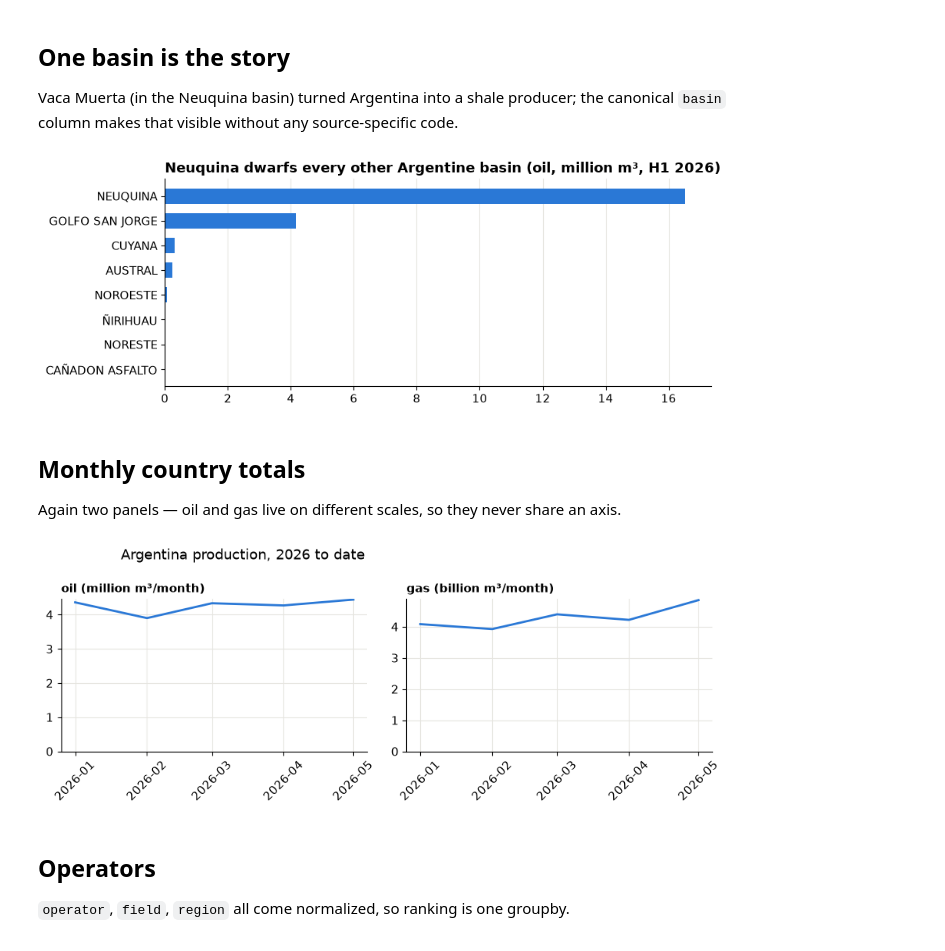
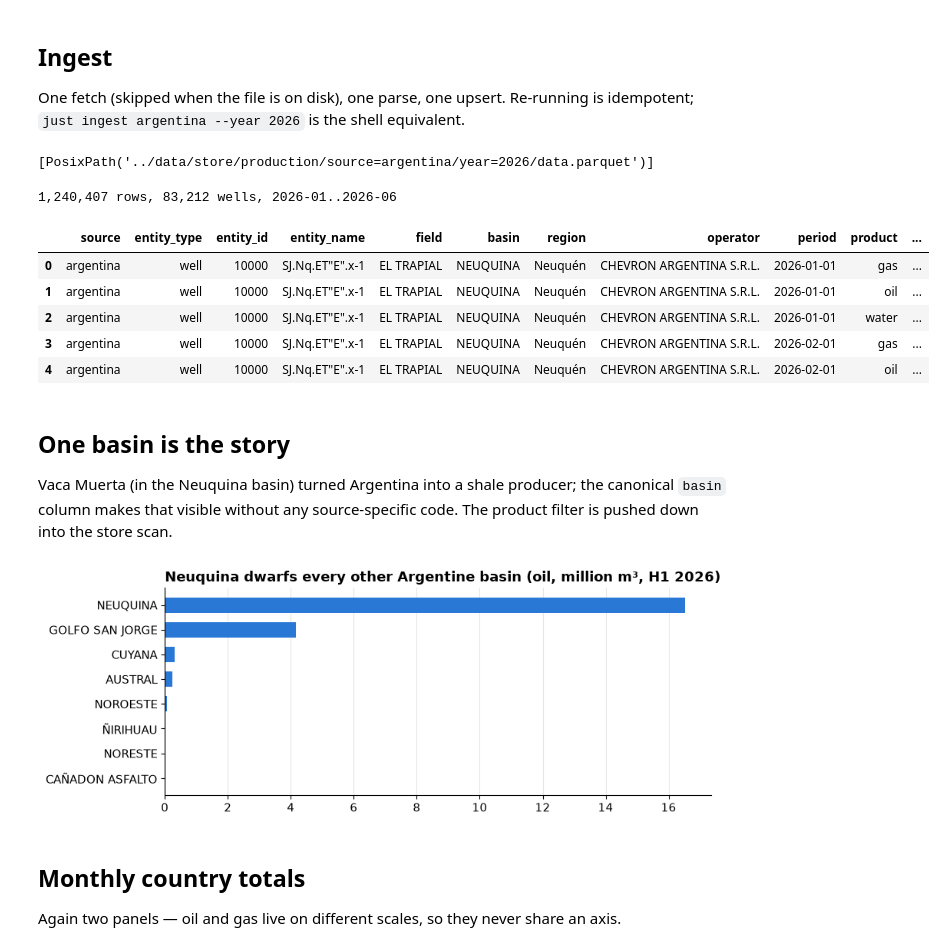
Before and after one commit to mralbu/ogprod, a Jupyter notebook: notebooks/03-argentina-vaca-muerta.ipynb, the cells around one changed output. Drawn from its saved outputs; the diff is of its cells as text; code cells hidden in the pictures.

```diff
--- a/notebooks/03-argentina-vaca-muerta.ipynb
+++ b/notebooks/03-argentina-vaca-muerta.ipynb
@@ -9,9 +10,9 @@ reuses an already-downloaded file when one exists.
 from pathlib import Path
 
 import matplotlib.pyplot as plt
-import pandas as pd
 
 import ogprod
+from ogprod import store
 
 # Categorical palette in fixed slot order (colorblind-safe adjacency)
 PALETTE = ["#2a78d6", "#1baf7a", "#eda100", "#008300", "#4a3aa7", "#e34948"]
@@ -31,3 +32,5 @@ plt.rcParams.update({
 
 DATA = Path("../data")
 DATA.mkdir(exist_ok=True)
+# Notebooks run with cwd = notebooks/, so point at the repo store explicitly.
+STORE = DATA / "store"
@@ -49,44 +37,48 @@ frame.head()
-# %% [markdown]
-## One basin is the story
-
-Vaca Muerta (in the Neuquina basin) turned Argentina into a shale producer;
-the canonical `basin` column makes that visible without any source-specific
-code.
+# %% [markdown]
+## Ingest
+
+One fetch (skipped when the file is on disk), one parse, one upsert.
+Re-running is idempotent; `just ingest argentina --year 2026` is the shell
+equivalent.
+# %%
+existing = sorted(DATA.glob("*2026*.csv"))
+path = existing[0] if existing else ogprod.fetch("argentina", DATA, year=2026)[0]
+store.write_production(ogprod.load("argentina", path), root=STORE)
+# %% [output]
+[PosixPath('../data/store/production/source=argentina/year=2026/data.parquet')]
 # %%
-oil = frame[frame["product"] == "oil"]
-by_basin = (oil.groupby("basin")["volume"].sum().sort_values())
-
-fig, ax = plt.subplots(figsize=(9, 3.5))
-ax.barh(by_basin.index, by_basin.values / 1e6, color=PALETTE[0], height=0.62)
-ax.set_title("Neuquina dwarfs every other Argentine basin (oil, million m³, H1 2026)")
-ax.grid(axis="y", visible=False)
-fig.tight_layout()
+frame = store.load_production(source="argentina", root=STORE)
+print(f"{len(frame):,} rows, {frame['entity_id'].nunique():,} wells, "
+      f"{frame['period'].min():%Y-%m}..{frame['period'].max():%Y-%m}")
+frame.head()
 # %% [output]
-[figure, removed]
+1,240,407 rows, 83,212 wells, 2026-01..2026-06
+|  | source | entity_type | entity_id | entity_name | field | basin | region | operator | period | product | ... |
+| 0 | argentina | well | 10000 | SJ.Nq.ET"E".x-1 | EL TRAPIAL | NEUQUINA | Neuquén | CHEVRON ARGENTINA S.R.L. | 2026-01-01 | gas | ... |
+| 1 | argentina | well | 10000 | SJ.Nq.ET"E".x-1 | EL TRAPIAL | NEUQUINA | Neuquén | CHEVRON ARGENTINA S.R.L. | 2026-01-01 | oil | ... |
+| 2 | argentina | well | 10000 | SJ.Nq.ET"E".x-1 | EL TRAPIAL | NEUQUINA | Neuquén | CHEVRON ARGENTINA S.R.L. | 2026-01-01 | water | ... |
+| 3 | argentina | well | 10000 | SJ.Nq.ET"E".x-1 | EL TRAPIAL | NEUQUINA | Neuquén | CHEVRON ARGENTINA S.R.L. | 2026-02-01 | gas | ... |
+| 4 | argentina | well | 10000 | SJ.Nq.ET"E".x-1 | EL TRAPIAL | NEUQUINA | Neuquén | CHEVRON ARGENTINA S.R.L. | 2026-02-01 | oil | ... |
 # %% [markdown]
-## Monthly country totals
+## One basin is the story
 
-Again two panels — oil and gas live on different scales, so they never share
-an axis.
+Vaca Muerta (in the Neuquina basin) turned Argentina into a shale producer;
+the canonical `basin` column makes that visible without any source-specific
+code. The product filter is pushed down into the store scan.
 # %%
-fig, axes = plt.subplots(1, 2, figsize=(9, 3.5))
-for ax, product, unit, scale in (
-    (axes[0], "oil", "million m³/month", 1e6),
-    (axes[1], "gas", "billion m³/month", 1e9),
-):
-    series = frame[frame["product"] == product]
-    # the newest month is still being reported by operators — drop it
-    monthly = (series.groupby("period")["volume"].sum() / scale).iloc[:-1]
-    ax.plot(monthly.index, monthly.values)
-    ax.set_title(f"{product} ({unit})", fontsize=11)
-    ax.set_ylim(bottom=0)
-    ax.set_xticks(monthly.index, [f"{p:%Y-%m}" for p in monthly.index], rotation=45)
-fig.suptitle("Argentina production, 2026 to date", x=0.125, ha="left")
+oil = store.load_production(source="argentina", product="oil", root=STORE)
+by_basin = oil.groupby("basin")["volume"].sum().sort_values()
+
+fig, ax = plt.subplots(figsize=(9, 3.5))
+ax.barh(by_basin.index, by_basin.values / 1e6, color=PALETTE[0], height=0.62)
+ax.set_title("Neuquina dwarfs every other Argentine basin (oil, million m³, H1 2026)")
+ax.grid(axis="y", visible=False)
 fig.tight_layout()
 # %% [output]
-[figure, old version]
+[figure, new version]
 # %% [markdown]
-## Operators
+## Monthly country totals
 
-`operator`, `field`, `region` all come normalized, so ranking is one groupby.
+Again two panels — oil and gas live on different scales, so they never share
+an axis.
 # %%
```
Also changed, not shown: parts of 6 cells of this notebook, 7 other files.
